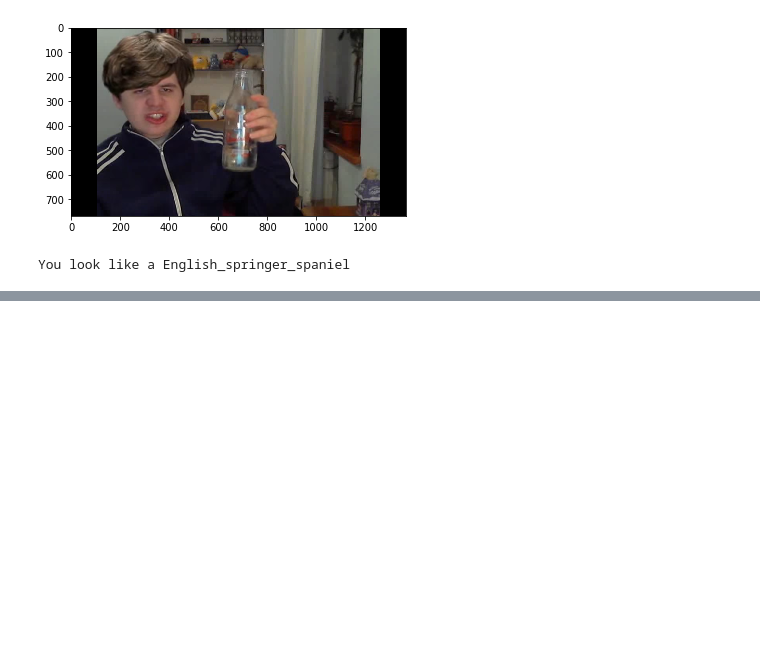
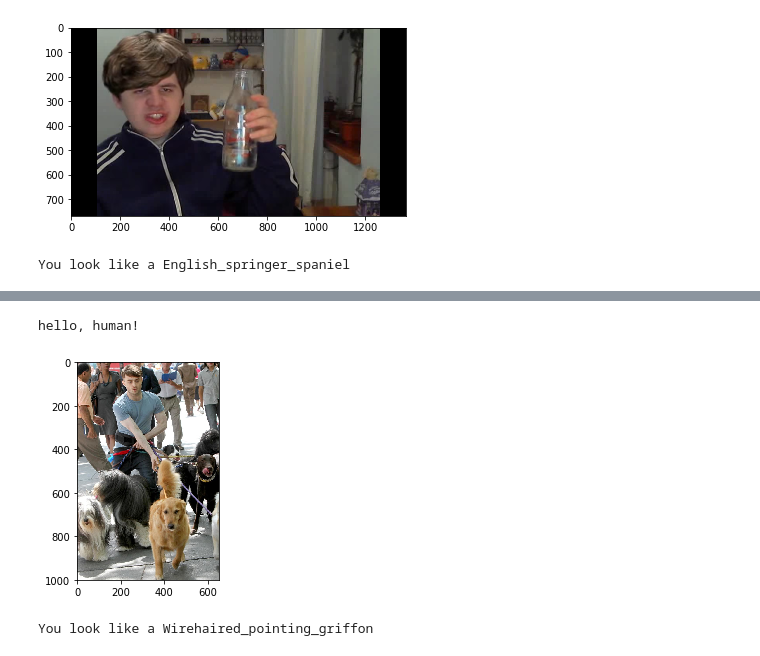
Before and after one commit to Natatisha/dog-project, a Jupyter notebook: dog_app.ipynb, the cells around one changed output, grey strips where cells are left out. Drawn from its saved outputs; the diff is of its cells as text; code cells hidden in the pictures; blank space fills up the shorter version.

```diff
--- a/dog_app.ipynb
+++ b/dog_app.ipynb
@@ -962,0 +969,6 @@ You look like a English_springer_spaniel
+# %%
+predict_img('images/dogs3.jpeg')
+# %% [output]
+hello, human!
+[figure, added]
+You look like a Wirehaired_pointing_griffon
```
Also changed, not shown: parts of 3 cells of this notebook, 3 other files.
